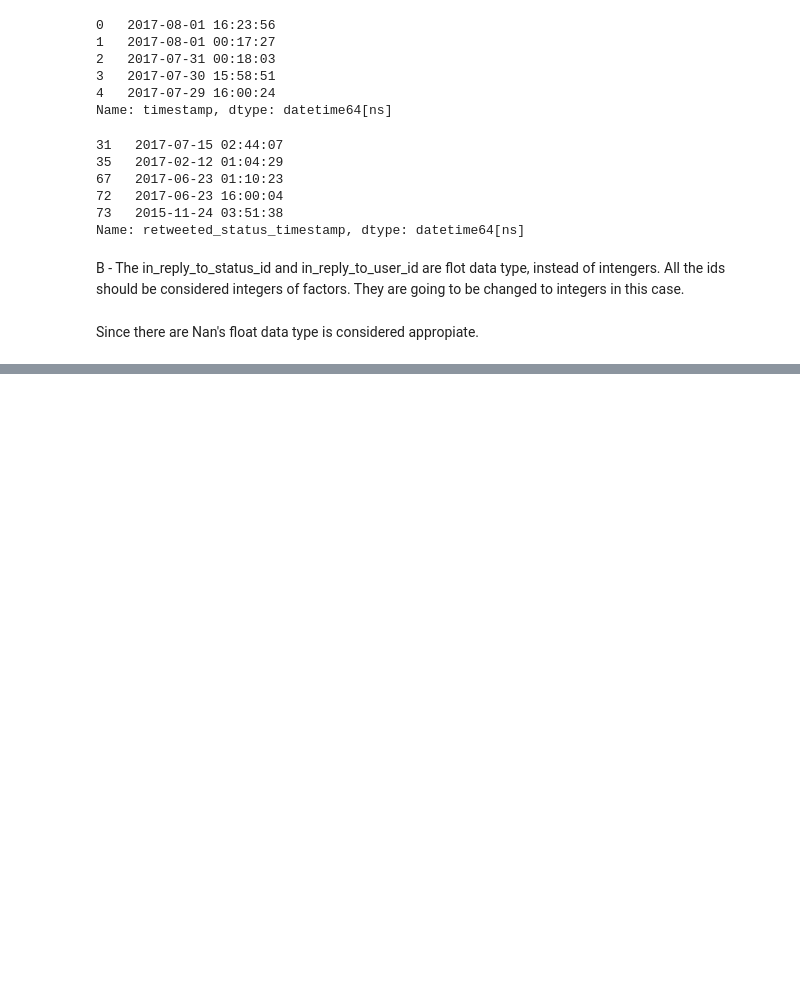
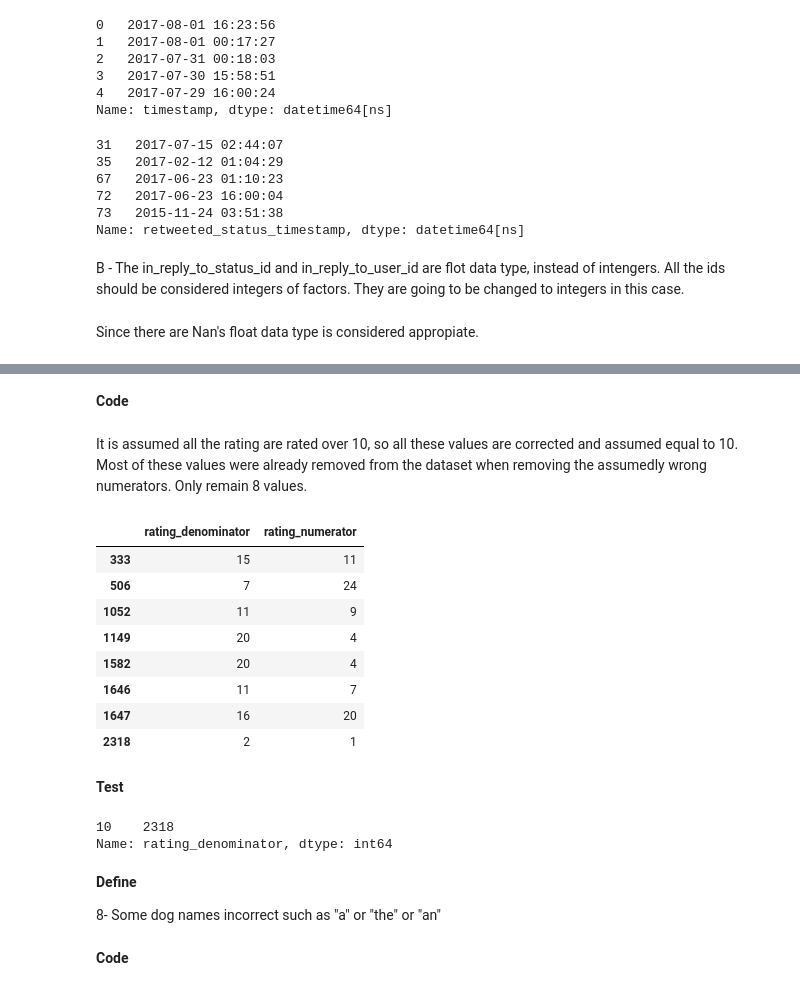
Before and after one commit to yagueits/Web-scrapping, a Jupyter notebook: wrangle_actYAGO.ipynb, the cells around one changed output, grey strips where cells are left out. Cells and saved outputs as stored; diff of their text form; code cells hidden in the pictures; blank space fills up the shorter version.

```diff
--- a/wrangle_actYAGO.ipynb
+++ b/wrangle_actYAGO.ipynb
@@ -622,0 +723,2 @@ memory usage: 484.5+ KB
+# %%
+All_tweet_data_v2=All_tweet_data_v2[All_tweet_data_v2.rating_numerator<=30]
@@ -622,0 +762,16 @@ memory usage: 484.5+ KB
+# %% [markdown]
+**Code**
+# %% [markdown]
+It is assumed all the rating are rated over 10, so all these values are corrected and assumed equal to 10. Most of these values were already removed from the dataset when removing the assumedly wrong numerators. Only remain 8 values.
+# %%
+All_tweet_data_v2[['rating_denominator','rating_numerator']][All_tweet_data_v2.rating_denominator!=10]
+# %% [output]
+|  | rating_denominator | rating_numerator |
+| 333 | 15 | 11 |
+| 506 | 7 | 24 |
+| 1052 | 11 | 9 |
+| 1149 | 20 | 4 |
+| 1582 | 20 | 4 |
+| 1646 | 11 | 7 |
+| 1647 | 16 | 20 |
+| 2318 | 2 | 1 |
@@ -622,0 +780,13 @@ memory usage: 484.5+ KB
+# %% [markdown]
+**Test**
+# %%
+All_tweet_data_v2.rating_denominator.value_counts()
+# %% [output]
+10    2318
+Name: rating_denominator, dtype: int64
+# %% [markdown]
+**Define**
+
+8- Some dog names incorrect such as "a" or "the" or "an"
+# %% [markdown]
+**Code**
```
Also changed, not shown: parts of 75 cells of this notebook.
